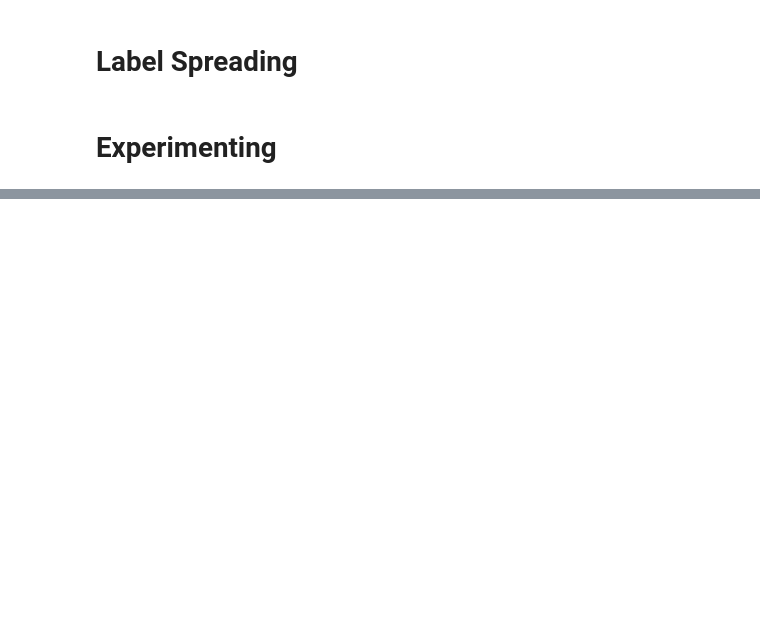
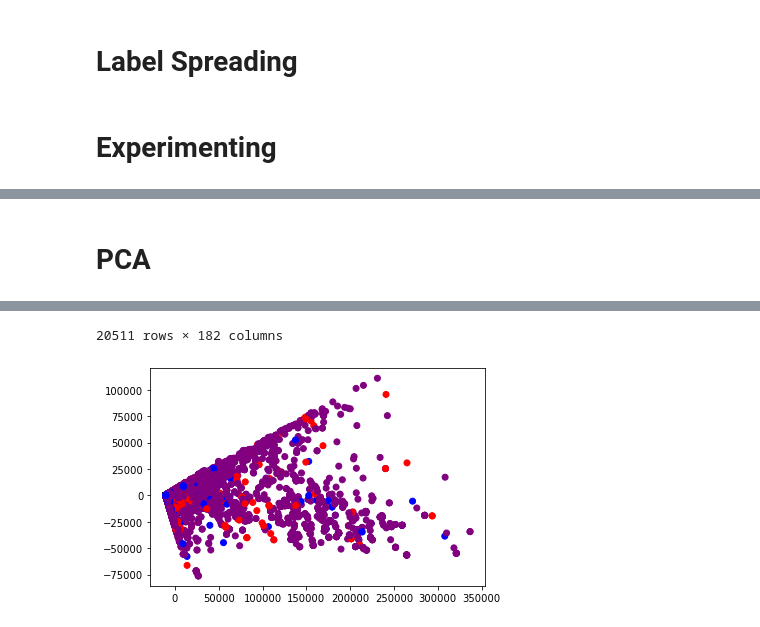
Before and after one commit to sshaul/variant-modeling, a Jupyter notebook: variant_modeling.ipynb, the cells around one changed output, grey strips where cells are left out. Saved outputs shown, nothing was run; the diff lists cells and outputs as text; code cells hidden in the pictures; blank space fills up the shorter version.

Commit message:
New experiments and using new data

```diff
--- a/variant_modeling.ipynb
+++ b/variant_modeling.ipynb
@@ -20,2 +13,10 @@ proba_threshold = 0.7
+# %%
+# file_path = "/nfs/lab/varpred/Final_Results/final_matrices/"
+file_path = "./"
+t1d_mat = file_path + "T1D_final_short.bed"
+t2d_mat = file_path + "T2D_final_short.bed"
+topmed_mat = file_path + "topmed_final.bed"
+proba_threshold_high = 0.8
+proba_threshold_low = 0.000005
 # %% [markdown]
 # Data Ingestion
@@ -42,16 +60,14 @@ data = data.drop(['variant_id', 'probability'], axis=1)
 # %%
-labels = t1d_imbalance_binary['probability']
-
 # Categorical labelling
 def label_prob(prob):
-    if prob > proba_threshold:
+    if prob > proba_threshold_high:
         return 1
-    elif prob < 1 - proba_threshold:
+    elif prob < proba_threshold_low:
         return 0
     else:
         return -1
 
-labels = labels.apply(lambda row: label_prob(row))
+t1d_peak_labels = t1d_peak_labels.apply(lambda row: label_prob(row))
 # %% [markdown]
 # Label Propagation
 # %%
@@ -155,0 +177,38 @@ array([0.99910241, 0.99883314, 0.99923705, 0.99941657, 0.99928193])
+# %% [markdown]
+# PCA
+# %%
+pca = PCA(n_components=2)
+new_data = pca.fit_transform(t1d_data)
+# %%
+# Categorical labelling
+def label_prob(prob, prob_threshold_high, prob_threshold_low):
+    if prob > prob_threshold_high:
+        return 1
+    elif prob < prob_threshold_low:
+        return 0
+    else:
+        return -1
+
+t1d_labels_thresh = t1d_labels.apply(lambda row: label_prob(row, 0.01, 0.000007))
+
+# Make the plot
+fig = plt.figure()
+ax = fig.add_subplot(111)
+color_map = ['purple', 'red', 'blue']
+colors = [color_map[t1d_labels_thresh[x] + 1] for x in range(len(t1d_labels_thresh.values))]
+ax.scatter(new_data[:,0], new_data[:,1], color=colors)
+
+# ax.set_xlabel("PC 1", size=15)
+# ax.set_ylabel("PC 2", size=15)
+# ax.set_xticklabels(ax.get_xticks(), size=12)
+# ax.set_yticklabels(ax.get_yticks(), size=12)
+# ax.spines["top"].set_visible(False);
+# ax.spines["right"].set_visible(False);
+# ax.get_xaxis().tick_bottom();
+# ax.get_yaxis().tick_left();
+t1d_PCS = t1d_data.copy(deep=True)
+t1d_PCS.insert(len(t1d_data.columns), "PC1", new_data[:,0])
+t1d_PCS.insert(len(t1d_PCS.columns), "PC2", new_data[:,1])
+# t1d_PCS.sort_values('PC1', ascending=False)[:10].to_csv('Results/top_10_PC1_vals')
+t1d_PCS[t1d_PCS.PC1 <= 100]
+# %% [output]
@@ -155,0 +227,2 @@ array([0.99910241, 0.99883314, 0.99923705, 0.99941657, 0.99928193])
+20511 rows × 182 columns
+[figure, added]
```
Also changed, not shown: parts of 57 cells of this notebook.
